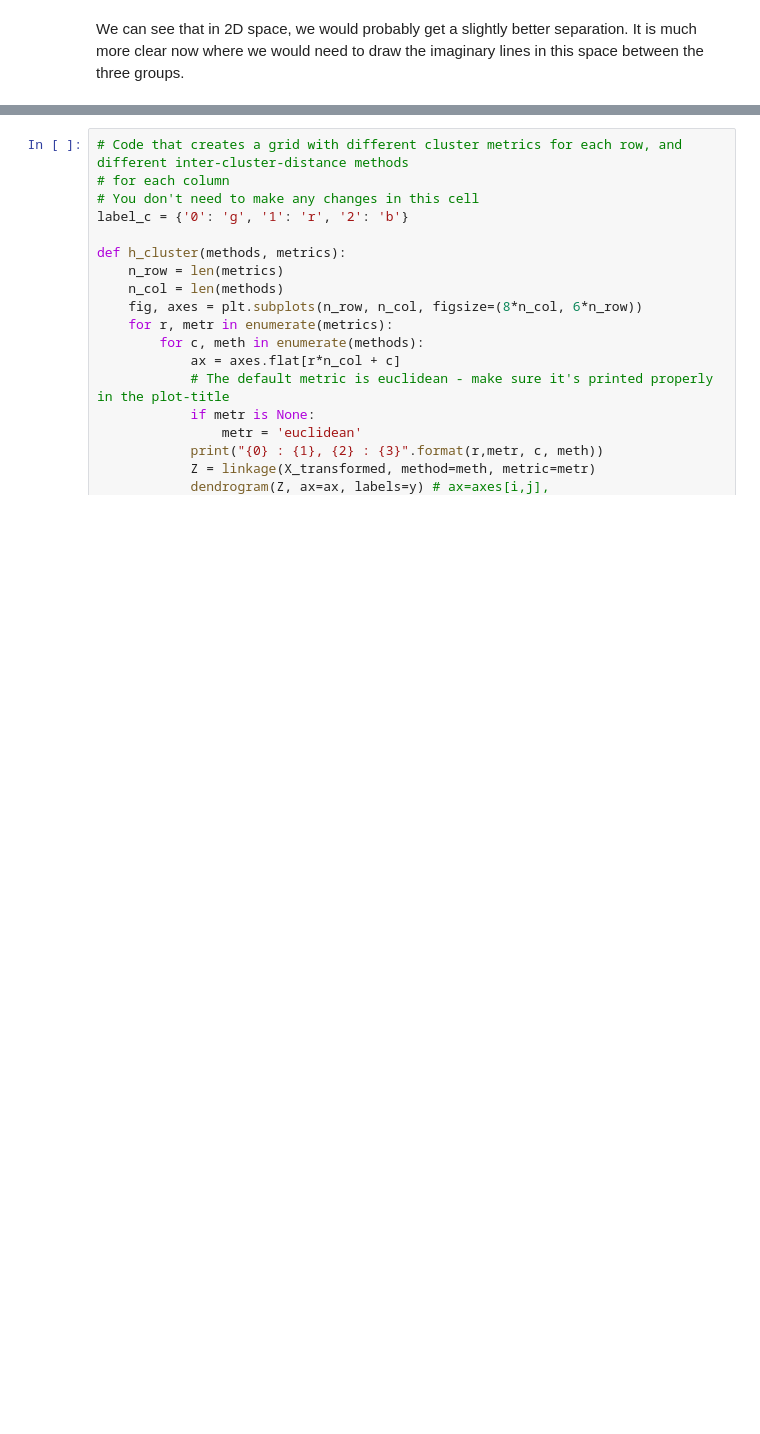
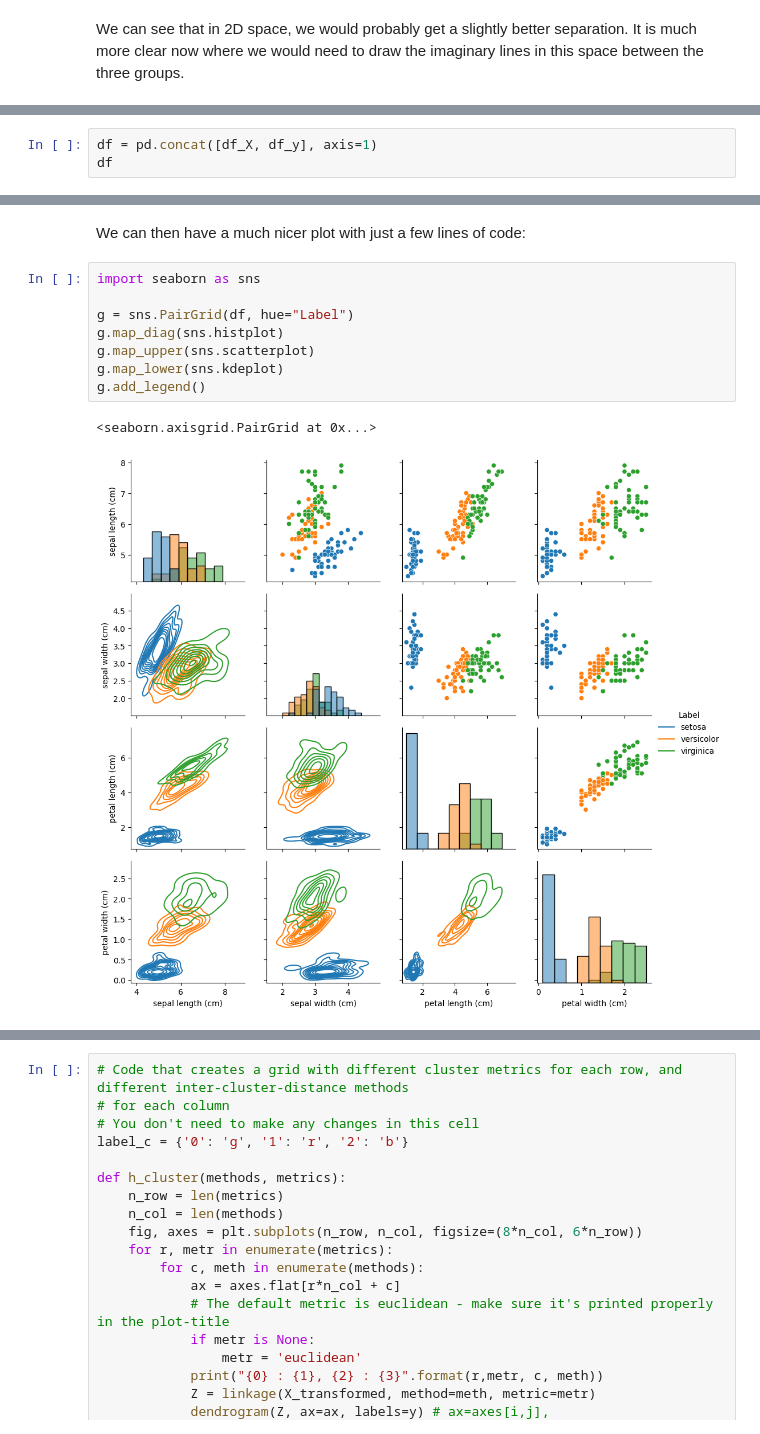
Before and after one commit to CDDLeiden/ULLA2023-Leiden, a Jupyter notebook: practicals/01_plotting_unsupervised/unsupervised.ipynb, the cells around one changed output, grey strips where cells are left out. Drawn from its saved outputs; the diff is of its cells as text; blank space fills up the shorter version.

Commit message:
add seaborn

```diff
--- a/practicals/01_plotting_unsupervised/unsupervised.ipynb
+++ b/practicals/01_plotting_unsupervised/unsupervised.ipynb
@@ -200,0 +184,3 @@ More distance metrics can be found in the [SciPy pdist](https://docs.scipy.org/d
+# %%
+df = pd.concat([df_X, df_y], axis=1)
+df
@@ -200,0 +201,13 @@ More distance metrics can be found in the [SciPy pdist](https://docs.scipy.org/d
+# %% [markdown]
+We can then have a much nicer plot with just a few lines of code:
+# %%
+import seaborn as sns
+
+g = sns.PairGrid(df, hue="Label")
+g.map_diag(sns.histplot)
+g.map_upper(sns.scatterplot)
+g.map_lower(sns.kdeplot)
+g.add_legend()
+# %% [output]
+<seaborn.axisgrid.PairGrid at 0x...>
+[figure, added]
```
Also changed, not shown: parts of 11 cells of this notebook.
